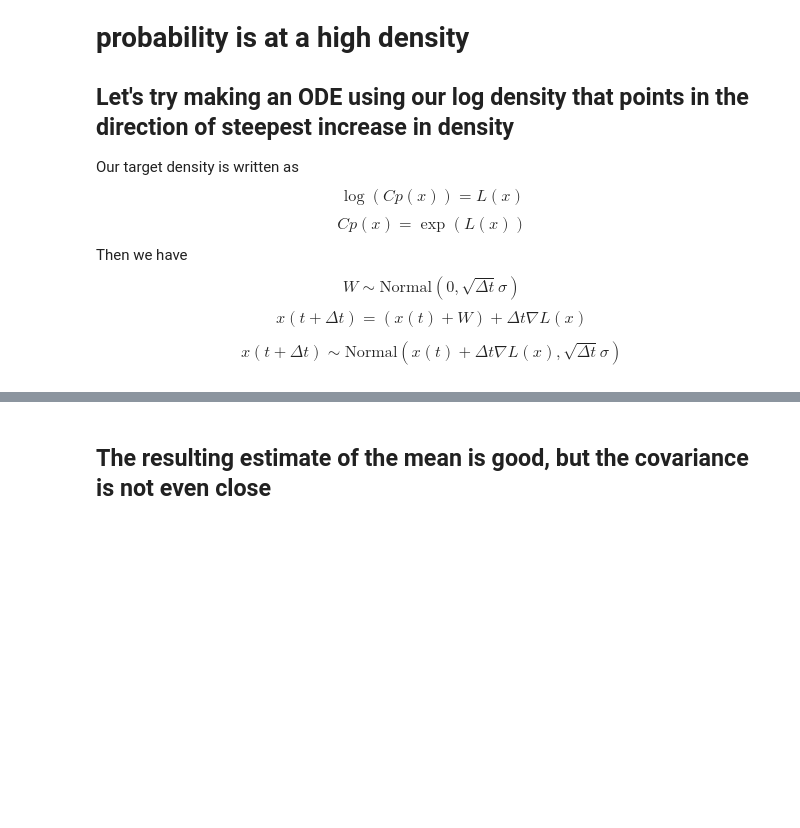
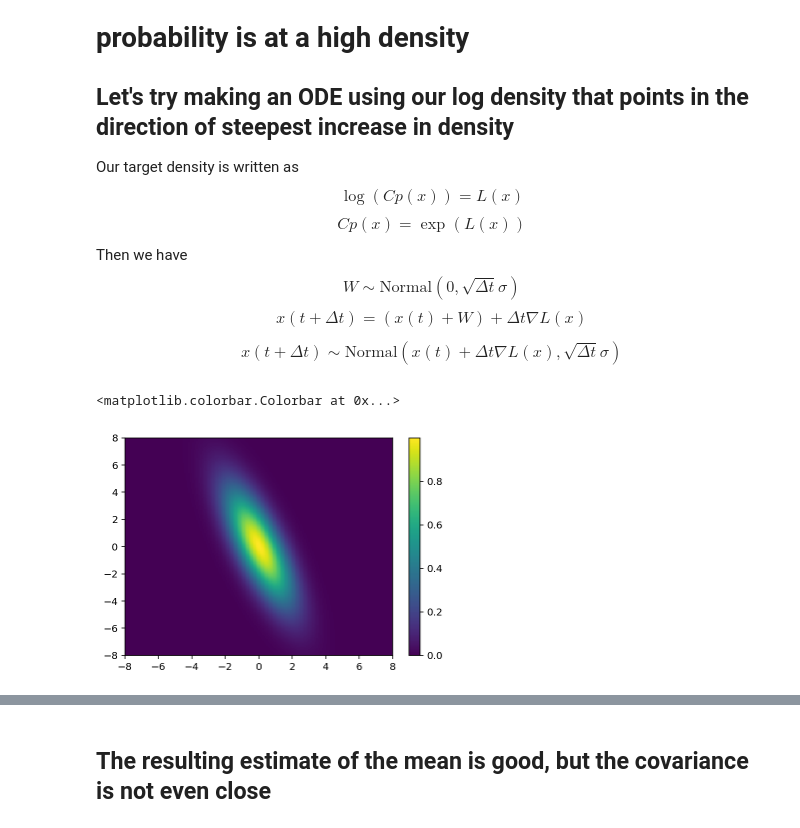
Before and after one commit to newby-jay/MATH509-Fall2022-JupyterNotebooks, a Jupyter notebook: Week 10.ipynb, the cells around one changed output, grey strips where cells are left out. Saved outputs shown, nothing was run; the diff lists cells and outputs as text; code cells hidden in the pictures; blank space fills up the shorter version.

```diff
--- a/Week 10.ipynb
+++ b/Week 10.ipynb
@@ -448,32 +448,35 @@ $$ x(t + \Delta t) \sim \text{Normal}(x(t) + \Delta t \nabla L(x), \sqrt{\Delta
 A = array([
     [0.8, 0.05],
     [0.7, 0.5]])
 # A = eye(2)
 
 
 M = A.T@A ## gives me a positive definite matrix for the covariance
 def L(_x):
     """Random quadratic form. Input _x assumes rightmost dimension is size 2"""
     xT = _x[..., None, :]
     x = _x[..., None]
     return -0.5*(xT@M@x)[..., 0, 0]
 
 def gradL(x):
     """The exact gradient of a quadratic form"""
     return -(A@x[..., None])[..., 0]
 
 def proposal_density(x, x0, sigma):
     ## Two equivalent versions of a simple normal PDF
     ## 1. TensorFlow probability
-    pX = tfd.Normal(loc=x0[..., 0], scale=sigma).prob(x[..., 0])
-    # pX = stats.norm.pdf(x[..., 0], x0[..., 0], sigma)
+    # pX = tfd.Normal(loc=x0[..., 0], scale=sigma).prob(x[..., 0])
+    pX = stats.norm.pdf(x[..., 0], x0[..., 0], sigma)
     ## 2. Scipy stats
     pY = stats.norm.pdf(x[..., 1], x0[..., 1], sigma)
     return array(pX*pY)
 
 x = linspace(-8, 8, 200)
 y = x
 X, Y = meshgrid(x, y)
 Z = L(stack([X, Y], 2))
 pcolor(X, Y, exp(Z))
 colorbar()
+# %% [output]
+<matplotlib.colorbar.Colorbar at 0x...>
+[figure, added]
```
Also changed, not shown: parts of 18 cells of this notebook.
